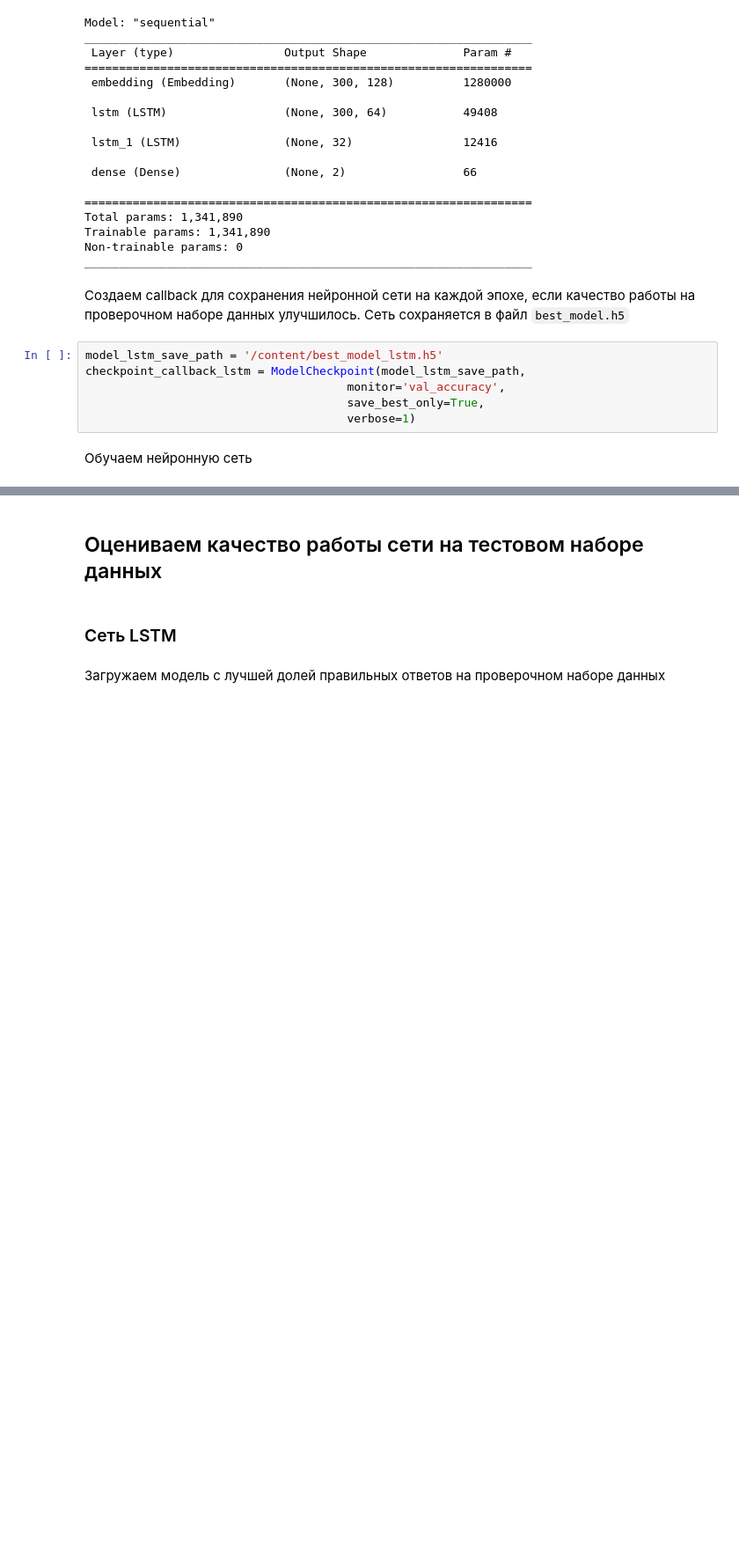
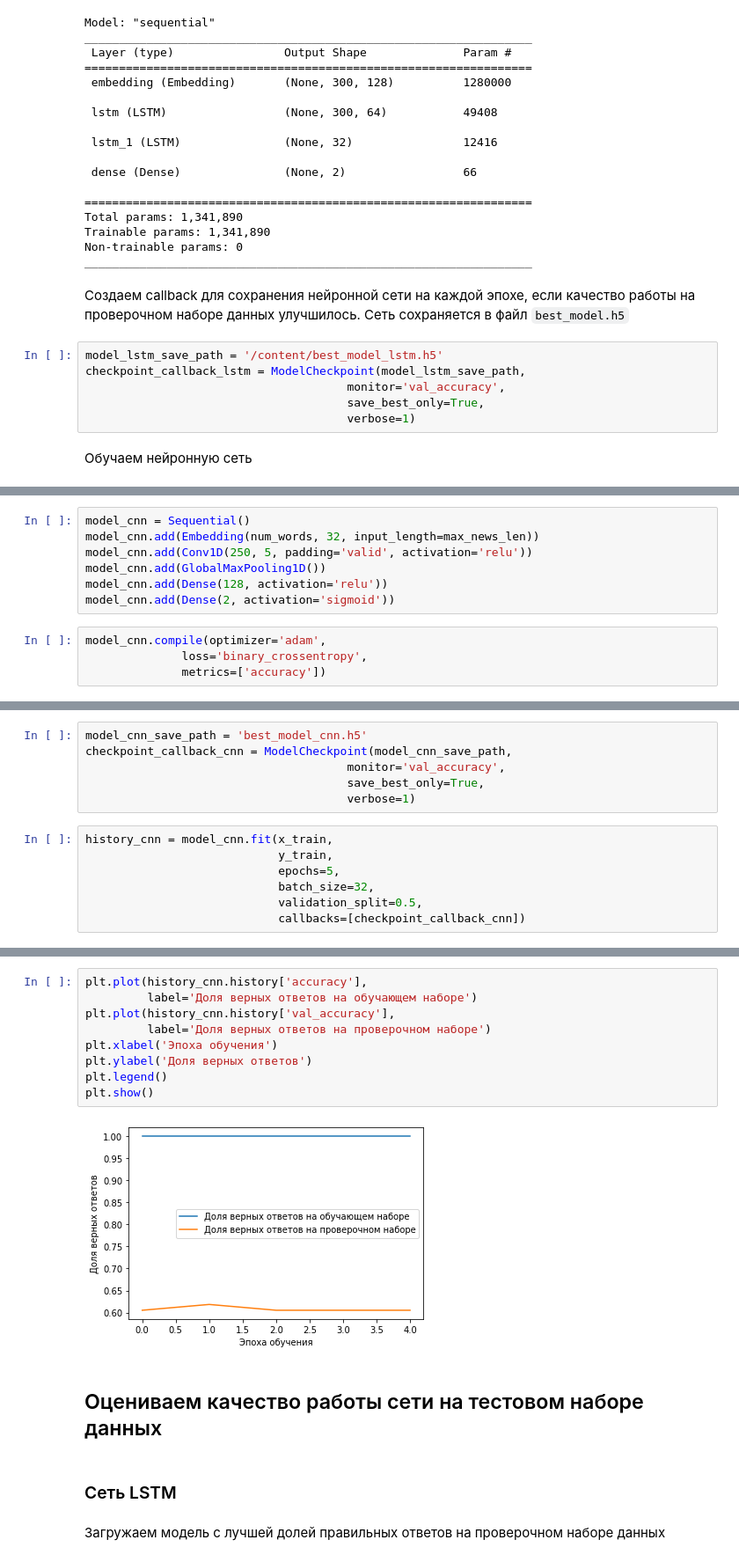
Before and after one commit to olyavydrina/-, a Jupyter notebook: ВКР_английский_язык_NLTK_на_text.ipynb, the cells around one changed output, grey strips where cells are left out. Shown at 88% size. Saved outputs shown, nothing was run; the diff lists cells and outputs as text; blank space fills up the shorter version.

```diff
--- a/ВКР_английский_язык_NLTK_на_text.ipynb
+++ b/ВКР_английский_язык_NLTK_на_text.ipynb
@@ -435,0 +512,11 @@ plt.show()
+# %%
+model_cnn = Sequential()
+model_cnn.add(Embedding(num_words, 32, input_length=max_news_len))
+model_cnn.add(Conv1D(250, 5, padding='valid', activation='relu'))
+model_cnn.add(GlobalMaxPooling1D())
+model_cnn.add(Dense(128, activation='relu'))
+model_cnn.add(Dense(2, activation='sigmoid'))
+# %%
+model_cnn.compile(optimizer='adam',
+              loss='binary_crossentropy',
+              metrics=['accuracy'])
@@ -435,0 +548,13 @@ plt.show()
+# %%
+model_cnn_save_path = 'best_model_cnn.h5'
+checkpoint_callback_cnn = ModelCheckpoint(model_cnn_save_path,
+                                      monitor='val_accuracy',
+                                      save_best_only=True,
+                                      verbose=1)
+# %%
+history_cnn = model_cnn.fit(x_train,
+                            y_train,
+                            epochs=5,
+                            batch_size=32,
+                            validation_split=0.5,
+                            callbacks=[checkpoint_callback_cnn])
@@ -436,3 +577,14 @@ plt.show()
+# %%
+plt.plot(history_cnn.history['accuracy'],
+         label='Доля верных ответов на обучающем наборе')
+plt.plot(history_cnn.history['val_accuracy'],
+         label='Доля верных ответов на проверочном наборе')
+plt.xlabel('Эпоха обучения')
+plt.ylabel('Доля верных ответов')
+plt.legend()
+plt.show()
+# %% [output]
+[figure, added]
 # %% [markdown]
 ## Оцениваем качество работы сети на тестовом наборе данных
 # %% [markdown]
```
Also changed, not shown: parts of 36 cells of this notebook.
